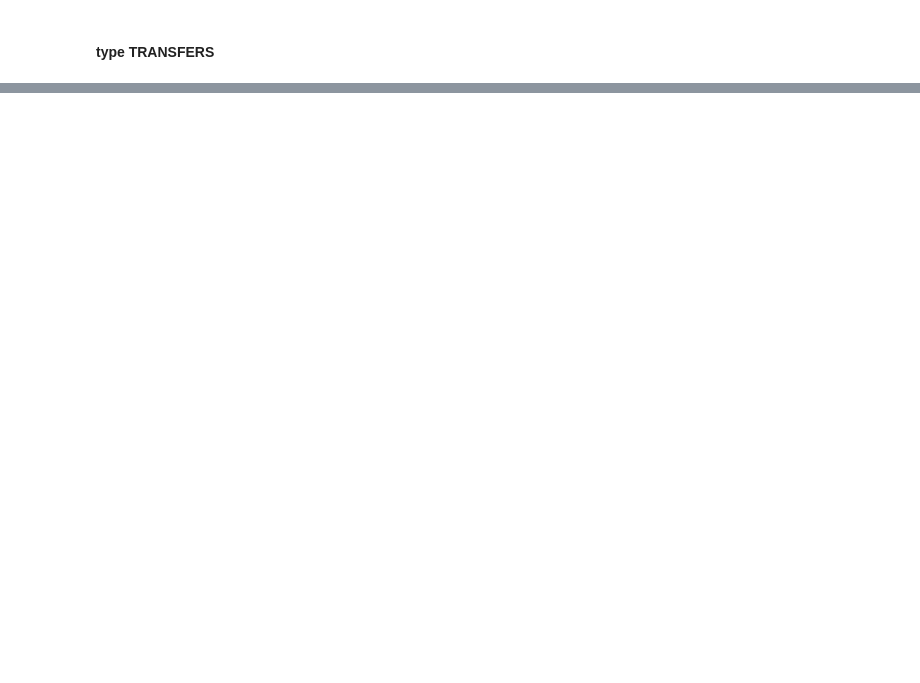
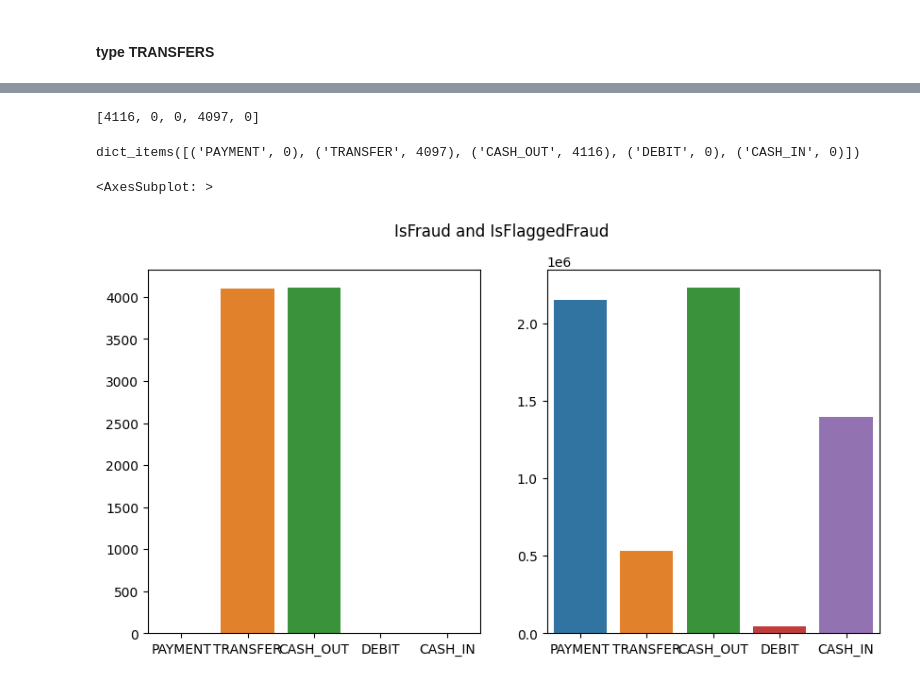
Before and after one commit to TitoTamburini/FDS_Final_Project, a Jupyter notebook: FDS_main.ipynb, the cells around one changed output, grey strips where cells are left out. Cells and saved outputs as stored; diff of their text form; code cells hidden in the pictures; blank space fills up the shorter version.

```diff
--- a/FDS_main.ipynb
+++ b/FDS_main.ipynb
@@ -29,4 +98,4 @@ transactions_df.isna().sum()
 # %% [markdown]
 ### Analyze every type of transactions
 # %%
-transactions_df['type'].unique()
+types= transactions_df['type'].unique()
@@ -91,0 +184,20 @@ flag_transfers = len(flagged)
+# %%
+frauds
+# %% [output]
+[4116, 0, 0, 4097, 0]
+# %%
+frauds = { k:len(transactions_df.loc[transactions_df['type']==k].loc[transactions_df['isFraud']==1]) for k in types}
+# %%
+not_frauds  = { k:len(transactions_df.loc[transactions_df['type']==k].loc[transactions_df['isFraud']==0]) for k in types}
+# %%
+frauds.items()
+# %% [output]
+dict_items([('PAYMENT', 0), ('TRANSFER', 4097), ('CASH_OUT', 4116), ('DEBIT', 0), ('CASH_IN', 0)])
+# %%
+fig,axes = plt.subplots(1,2,figsize = (10,5))
+fig.suptitle('IsFraud and IsFlaggedFraud')
+sns.barplot(ax = axes[0],x = [x[0] for x in frauds.items()], y = [x[1] for x in frauds.items()])
+sns.barplot(ax =axes[1], x = [x[0] for x in not_frauds.items()], y = [x[1] for x in not_frauds.items()])
+# %% [output]
+<AxesSubplot: >
+[figure, added]
```
Also changed, not shown: parts of 22 cells of this notebook.
